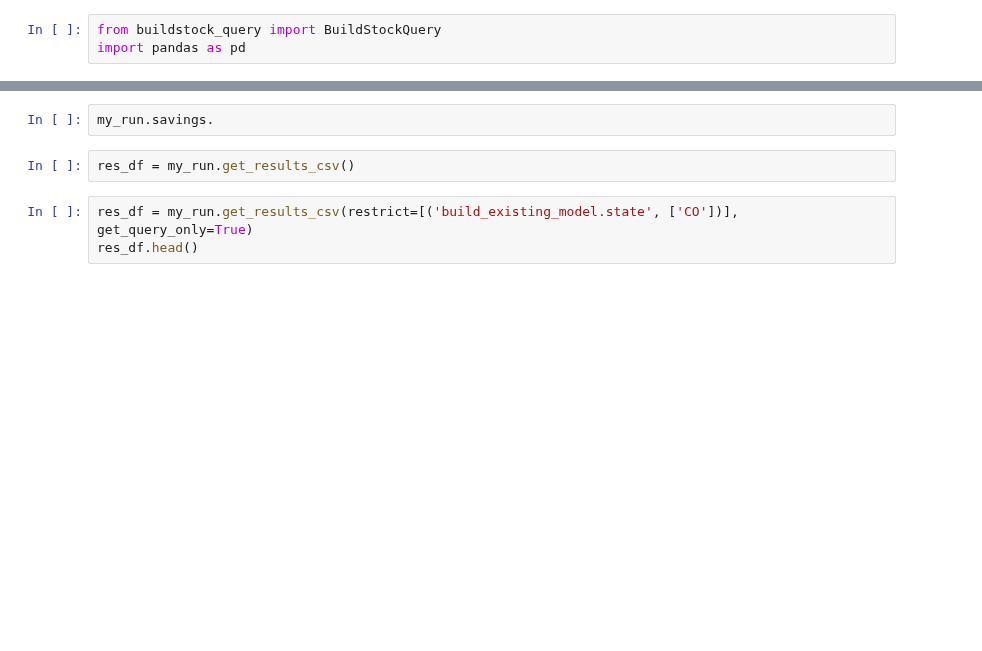
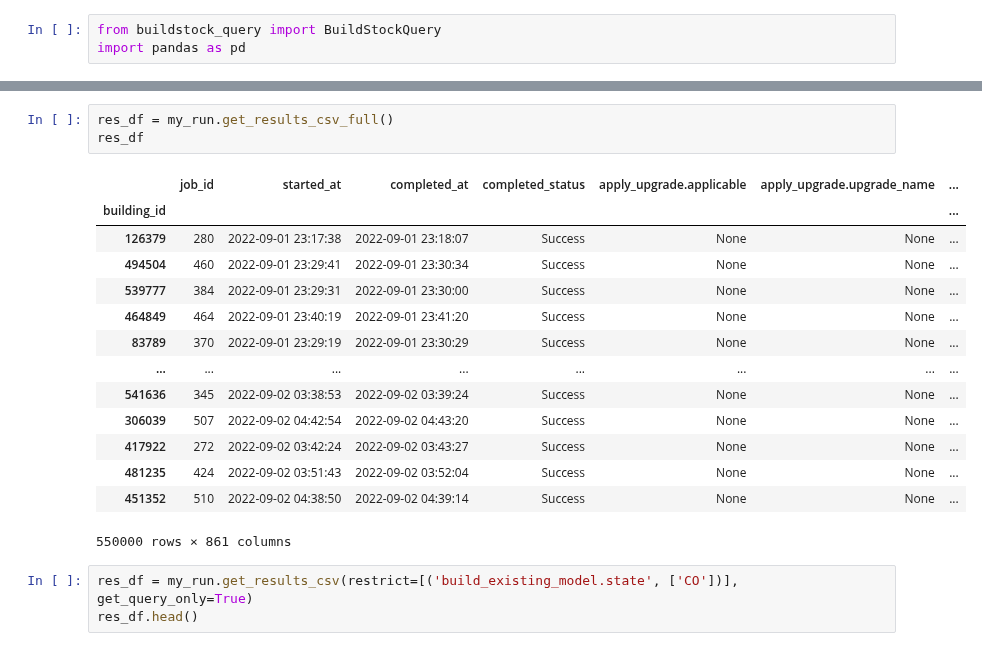
Before and after one commit to NREL/buildstock-query, a Jupyter notebook: example_usage/basic_usage.ipynb, the cells around one changed output, grey strips where cells are left out. Saved outputs shown, nothing was run; the diff lists cells and outputs as text; blank space fills up the shorter version.

```diff
--- a/example_usage/basic_usage.ipynb
+++ b/example_usage/basic_usage.ipynb
@@ -33,7 +37,21 @@ INFO:buildstock_query.query_core:12 queries cache saved to .bsq_cache/euss_res_f
-# %%
-my_run.savings.
 # %%
-res_df = my_run.get_results_csv()
+res_df = my_run.get_results_csv_full()
+res_df
+# %% [output]
+|  | job_id | started_at | completed_at | completed_status | apply_upgrade.applicable | apply_upgrade.upgrade_name | ... |
+| building_id |  |  |  |  |  |  | ... |
+| 126379 | 280 | 2022-09-01 23:17:38 | 2022-09-01 23:18:07 | Success | None | None | ... |
+| 494504 | 460 | 2022-09-01 23:29:41 | 2022-09-01 23:30:34 | Success | None | None | ... |
+| 539777 | 384 | 2022-09-01 23:29:31 | 2022-09-01 23:30:00 | Success | None | None | ... |
+| 464849 | 464 | 2022-09-01 23:40:19 | 2022-09-01 23:41:20 | Success | None | None | ... |
+| 83789 | 370 | 2022-09-01 23:29:19 | 2022-09-01 23:30:29 | Success | None | None | ... |
+| ... | ... | ... | ... | ... | ... | ... | ... |
+| 541636 | 345 | 2022-09-02 03:38:53 | 2022-09-02 03:39:24 | Success | None | None | ... |
+| 306039 | 507 | 2022-09-02 04:42:54 | 2022-09-02 04:43:20 | Success | None | None | ... |
+| 417922 | 272 | 2022-09-02 03:42:24 | 2022-09-02 03:43:27 | Success | None | None | ... |
+| 481235 | 424 | 2022-09-02 03:51:43 | 2022-09-02 03:52:04 | Success | None | None | ... |
+| 451352 | 510 | 2022-09-02 04:38:50 | 2022-09-02 04:39:14 | Success | None | None | ... |
+550000 rows × 861 columns
 # %%
 res_df = my_run.get_results_csv(restrict=[('build_existing_model.state', ['CO'])], get_query_only=True)
 res_df.head()
```
Also changed, not shown: parts of 4 cells of this notebook, 2 other files.
